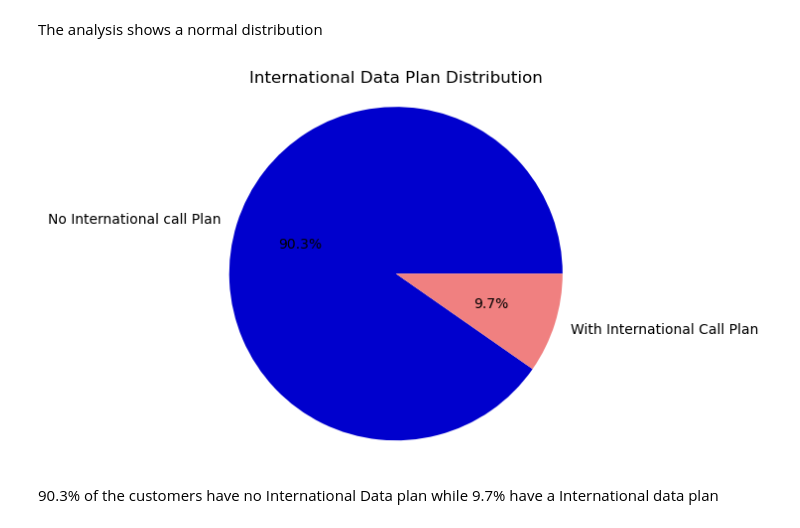
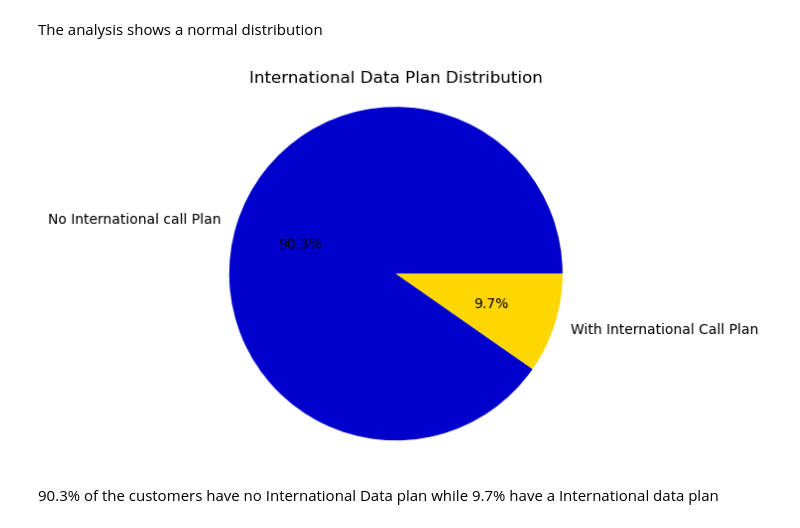
Before and after one commit to DavidChege1/SyriaTel-telecommunications-company, a Jupyter notebook: Index.ipynb, the cells around one changed output. Cells and saved outputs as stored; diff of their text form; code cells hidden in the pictures.

```diff
--- a/Index.ipynb
+++ b/Index.ipynb
@@ -187,15 +185,15 @@ The analysis shows a normal distribution
 # %%
 # Visualizing the data plan distribution
 # Creating a pie chart
-colors = ['mediumblue', 'lightcoral']
+colors = ['mediumblue', 'gold']
 plt.title('International Data Plan Distribution')
 plt.pie(df['international plan'].value_counts(),labels=['No International call Plan','With International Call Plan'], autopct='%1.1f%%', colors=colors)
 plt.axis('equal')  # Equal aspect ratio ensures that pie is drawn as a circle.
 
 # Showing the plot
 plt.show()
 # %% [output]
-[figure, old version]
+[figure, new version]
 # %% [markdown]
 90.3% of the customers have no International Data plan while 9.7% have a International data plan
 # %% [markdown]
```
Also changed, not shown: parts of 22 cells of this notebook.
